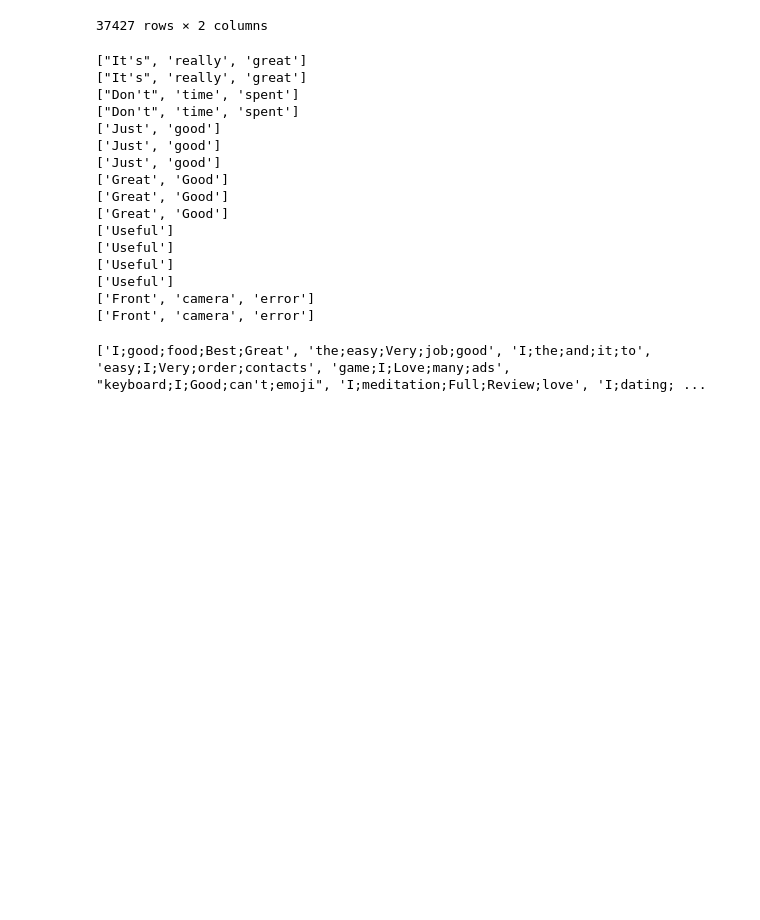
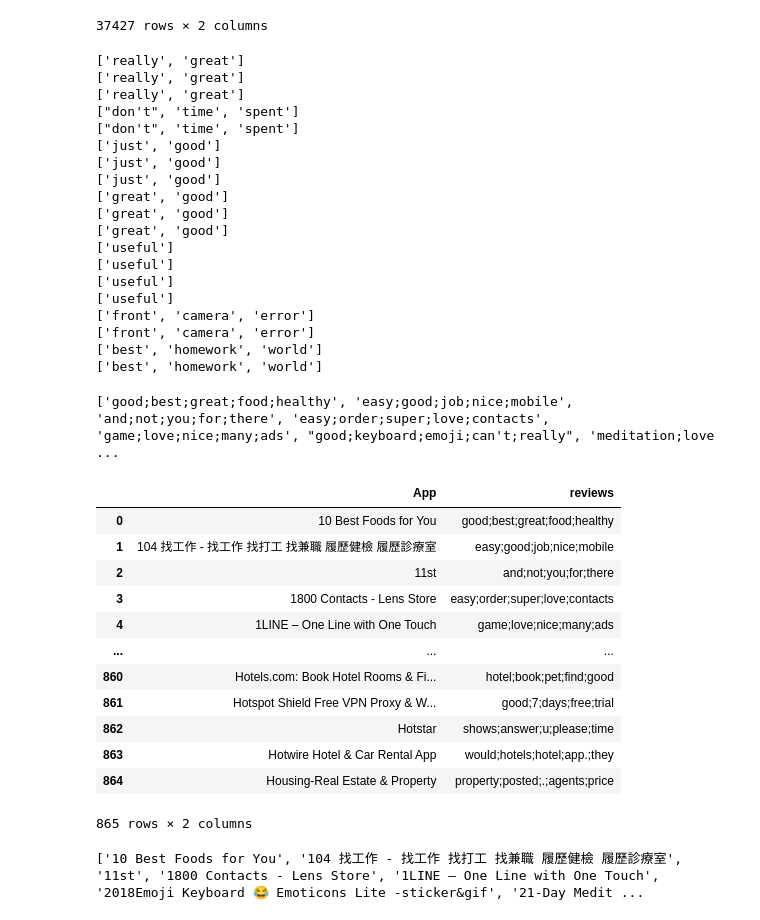
Before and after one commit to RavMRafiki/Recommendation-System, a Jupyter notebook: ReviewsPreparation.ipynb, the cells around one changed output. Drawn from its saved outputs; the diff is of its cells as text; code cells hidden in the pictures; blank space fills up the shorter version.

```diff
--- a/ReviewsPreparation.ipynb
+++ b/ReviewsPreparation.ipynb
@@ -55,7 +55,7 @@ for app in apps:
     for index in reviews.index:
         if app == reviews.loc[index,'App']:
             revs.append(reviews.loc[index,'Translated_Review'])
-    revs = " ".join(revs)
+    revs = " ".join(revs).lower()
     revs = revs.split(" ")
     words = {}
     for word in revs:
@@ -63,6 +63,11 @@ for app in apps:
     for word in revs:
             words[word] +=1
     revs = []
+    for i in ["i","like","it","its","it's","very","so","the","a","i've","but","do","does","to","dont","is","this"]:
+        try:
+            del words[i]
+        except:
+            pass
     for i in range(5):
         try:
             revs.append(max(words, key=words.get))
@@ -71,27 +76,50 @@ for app in apps:
             print(revs)
     appsReviews.append(";".join(revs))
 # %% [output]
-["It's", 'really', 'great']
-["It's", 'really', 'great']
-["Don't", 'time', 'spent']
-["Don't", 'time', 'spent']
-['Just', 'good']
-['Just', 'good']
-['Just', 'good']
-['Great', 'Good']
-['Great', 'Good']
-['Great', 'Good']
-['Useful']
-['Useful']
-['Useful']
-['Useful']
-['Front', 'camera', 'error']
-['Front', 'camera', 'error']
+['really', 'great']
+['really', 'great']
+['really', 'great']
+["don't", 'time', 'spent']
+["don't", 'time', 'spent']
+['just', 'good']
+['just', 'good']
+['just', 'good']
+['great', 'good']
+['great', 'good']
+['great', 'good']
+['useful']
+['useful']
+['useful']
+['useful']
+['front', 'camera', 'error']
+['front', 'camera', 'error']
+['best', 'homework', 'world']
+['best', 'homework', 'world']
 # %%
 print(appsReviews)
 # %% [output]
-['I;good;food;Best;Great', 'the;easy;Very;job;good', 'I;the;and;it;to', 'easy;I;Very;order;contacts', 'game;I;Love;many;ads', "keyboard;I;Good;can't;emoji", 'I;meditation;Full;Review;love', 'I;dating; ...
+['good;best;great;food;healthy', 'easy;good;job;nice;mobile', 'and;not;you;for;there', 'easy;order;super;love;contacts', 'game;love;nice;many;ads', "good;keyboard;emoji;can't;really", 'meditation;love ...
 # %%
 d = {'App': apps, 'reviews': appsReviews}
 dfToWrite = pd.DataFrame(data=d)
 dfToWrite.to_csv (r'processedReviews.csv', index = None, header=True)
+# %%
+display(dfToWrite)
+# %% [output]
+|  | App | reviews |
+| 0 | 10 Best Foods for You | good;best;great;food;healthy |
+| 1 | 104 找工作 - 找工作 找打工 找兼職 履歷健檢 履歷診療室 | easy;good;job;nice;mobile |
+| 2 | 11st | and;not;you;for;there |
+| 3 | 1800 Contacts - Lens Store | easy;order;super;love;contacts |
+| 4 | 1LINE – One Line with One Touch | game;love;nice;many;ads |
+| ... | ... | ... |
+| 860 | Hotels.com: Book Hotel Rooms & Fi... | hotel;book;pet;find;good |
+| 861 | Hotspot Shield Free VPN Proxy & W... | good;7;days;free;trial |
+| 862 | Hotstar | shows;answer;u;please;time |
+| 863 | Hotwire Hotel & Car Rental App | would;hotels;hotel;app.;they |
+| 864 | Housing-Real Estate & Property | property;posted;.;agents;price |
+865 rows × 2 columns
+# %%
+print(apps)
+# %% [output]
+['10 Best Foods for You', '104 找工作 - 找工作 找打工 找兼職 履歷健檢 履歷診療室', '11st', '1800 Contacts - Lens Store', '1LINE – One Line with One Touch', '2018Emoji Keyboard 😂 Emoticons Lite -sticker&gif', '21-Day Medit ...
```
Also changed, not shown: 1 other file.
